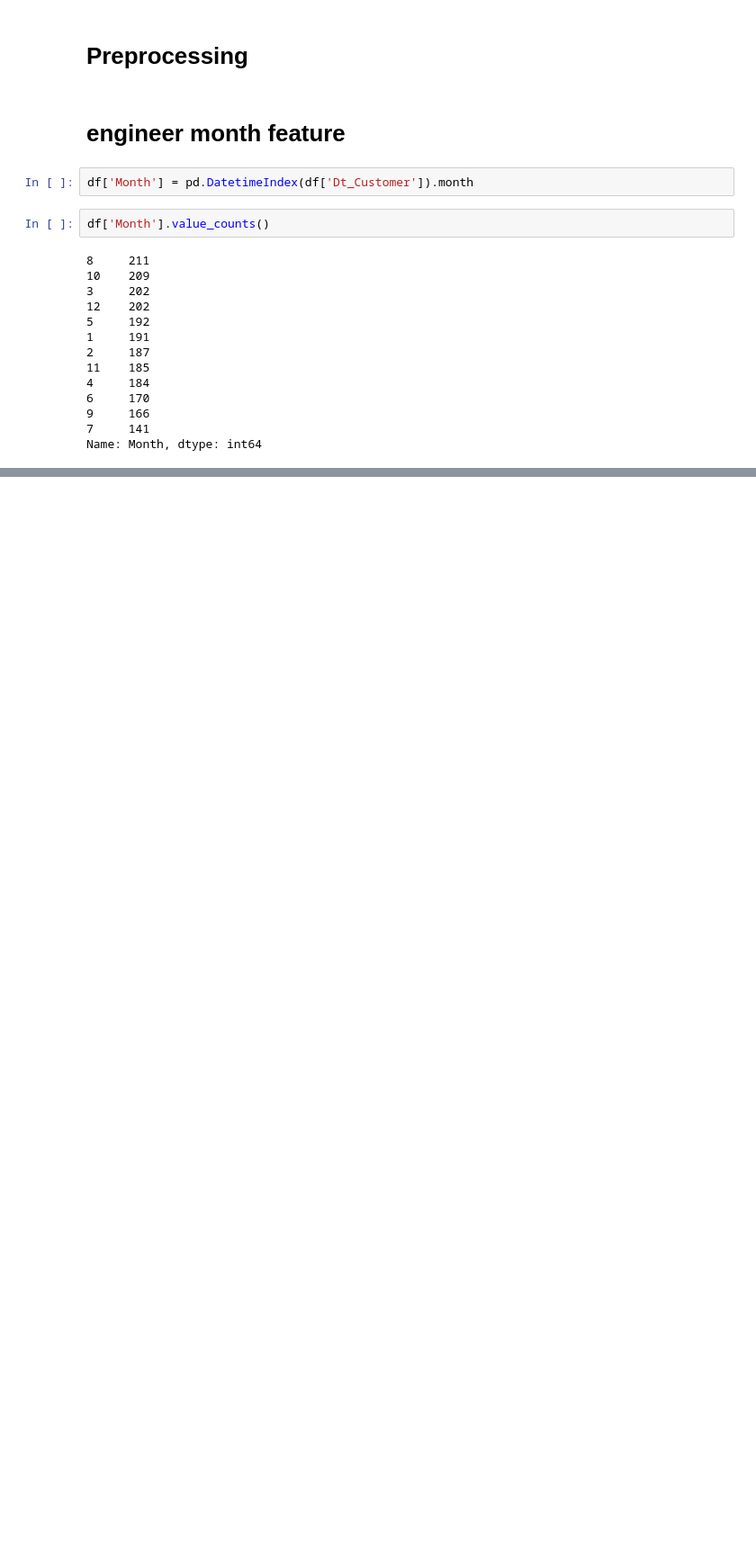
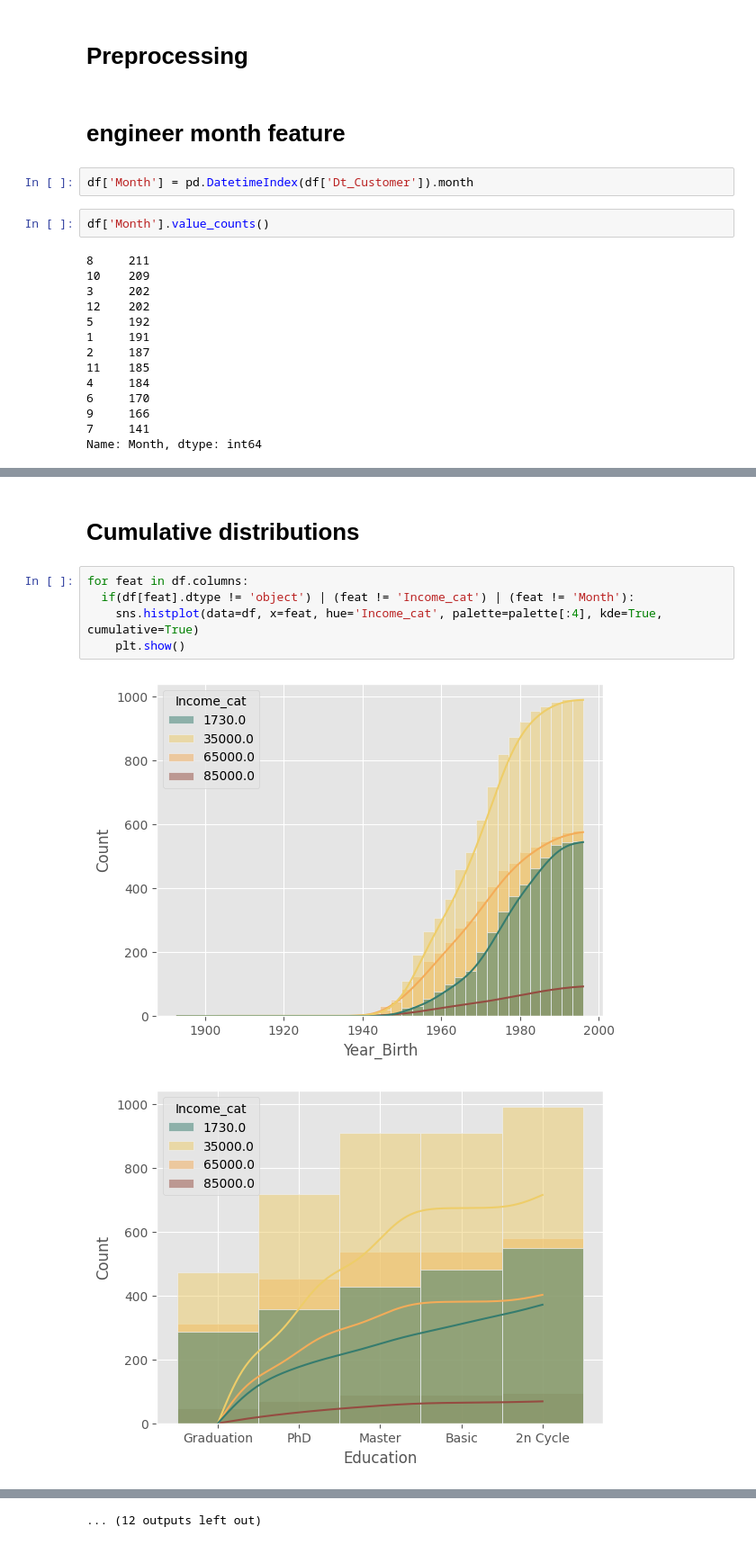
Before and after one commit to DataAnalystPL/Data_analysis, a Jupyter notebook: Marketing_campaign_analysis.ipynb, the cells around one changed output, grey strips where cells are left out. Shown at 90% size. Cells and saved outputs as stored; diff of their text form; blank space fills up the shorter version.

```diff
--- a/Marketing_campaign_analysis.ipynb
+++ b/Marketing_campaign_analysis.ipynb
@@ -135,0 +206,10 @@ Name: Month, dtype: int64
+# %% [markdown]
+# Cumulative distributions
+# %%
+for feat in df.columns:
+  if(df[feat].dtype != 'object') | (feat != 'Income_cat') | (feat != 'Month'):
+    sns.histplot(data=df, x=feat, hue='Income_cat', palette=palette[:4], kde=True, cumulative=True)
+    plt.show()
+# %% [output]
+[figure, added]
+[figure, added]
@@ -135,0 +226 @@ Name: Month, dtype: int64
+... (12 outputs left out)
```
Also changed, not shown: parts of 31 cells of this notebook.
